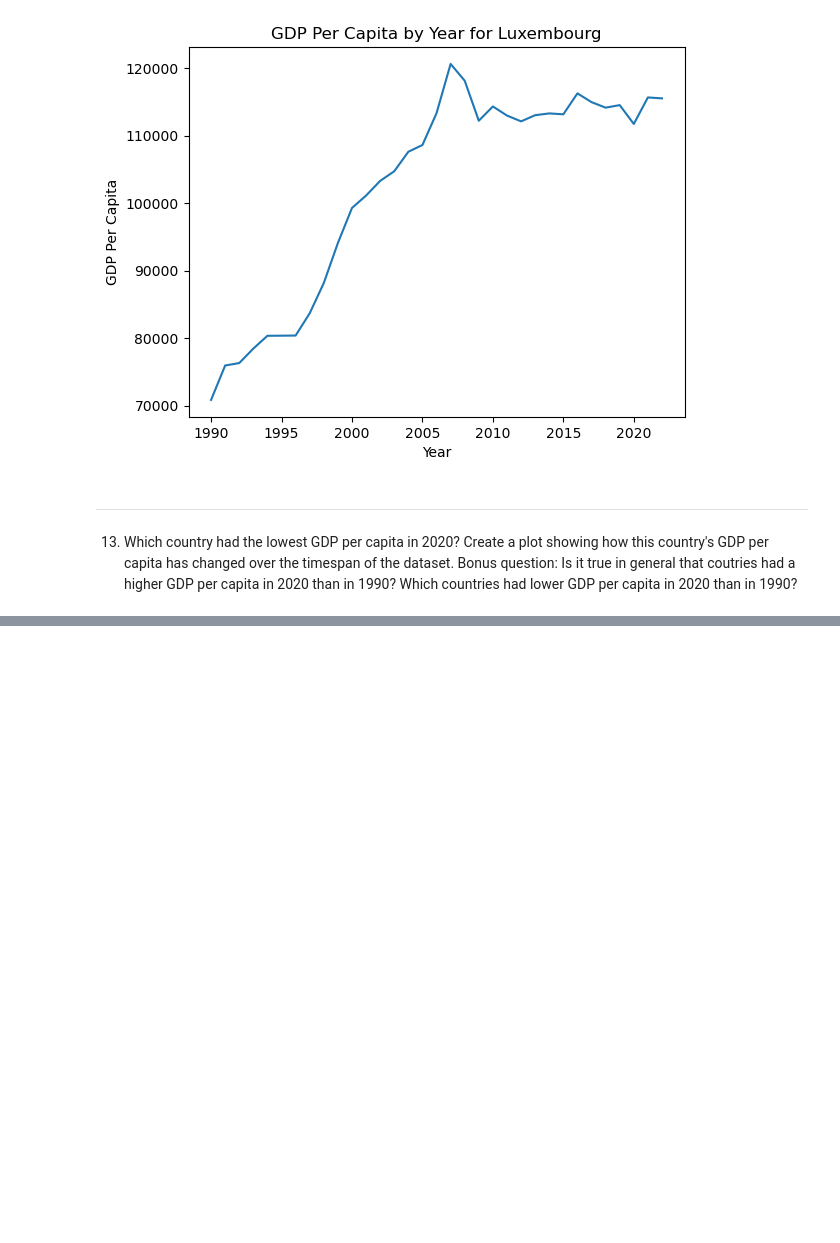
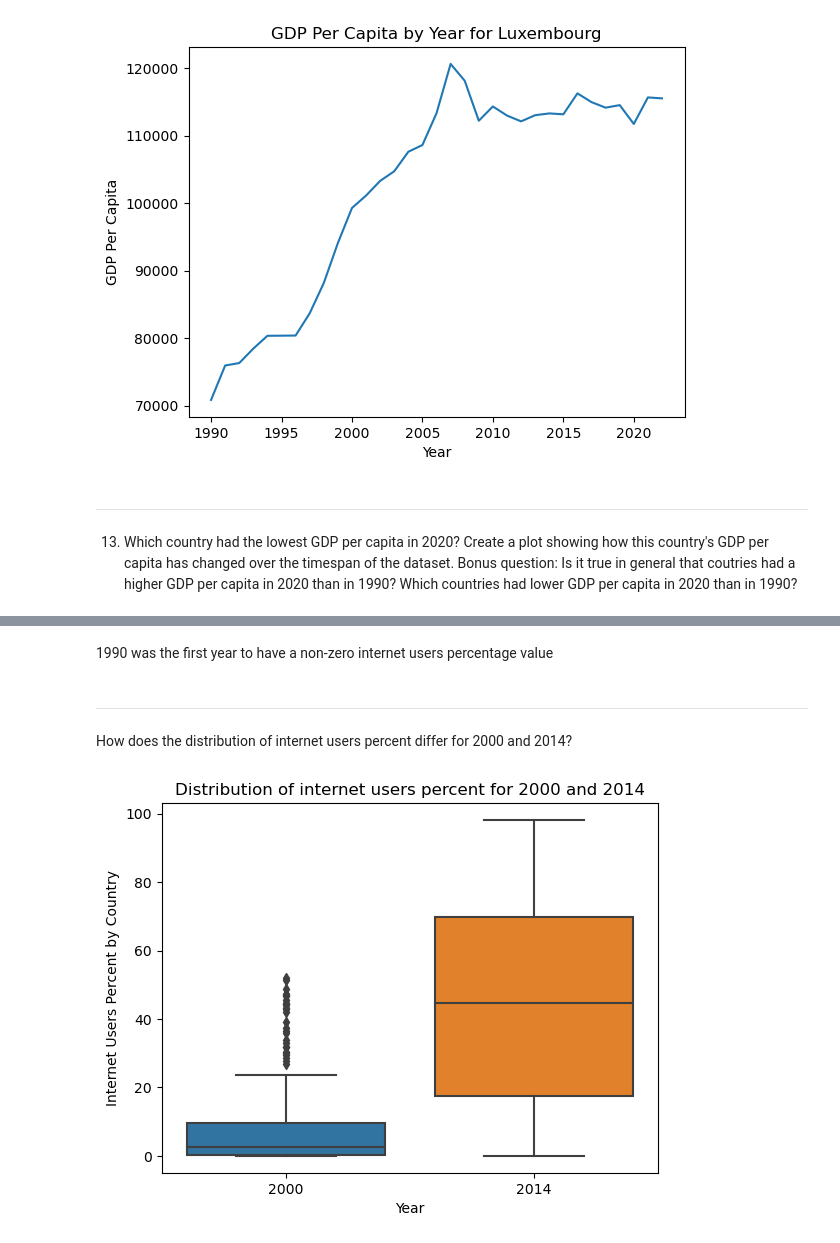
Before and after one commit to NSS-Data-Analytics-Cohort-10/gdp-and-internet-usage-Isaac110820, a Jupyter notebook: UN data.ipynb, the cells around one changed output, grey strips where cells are left out. Drawn from its saved outputs; the diff is of its cells as text; code cells hidden in the pictures; blank space fills up the shorter version.

```diff
--- a/UN data.ipynb
+++ b/UN data.ipynb
@@ -363,0 +627,18 @@ plt.title('GDP Per Capita by Year for Luxembourg');
+# %% [markdown]
+1990 was the first year to have a non-zero internet users percentage value
+# %% [markdown]
+---
+
+How does the distribution of internet users percent differ for 2000 and 2014?
+# %%
+#Subset data
+users_2000_2014 = internet_df[internet_df['Year'].isin([2000, 2014])]
+
+#Create boxplot
+sns.boxplot(data = users_2000_2014, x = 'Year', y = 'Internet_Users_Pct')
+
+#Add labels
+plt.ylabel('Internet Users Percent by Country')
+plt.title('Distribution of internet users percent for 2000 and 2014');
+# %% [output]
+[figure, added]
```
Also changed, not shown: parts of 29 cells of this notebook.
